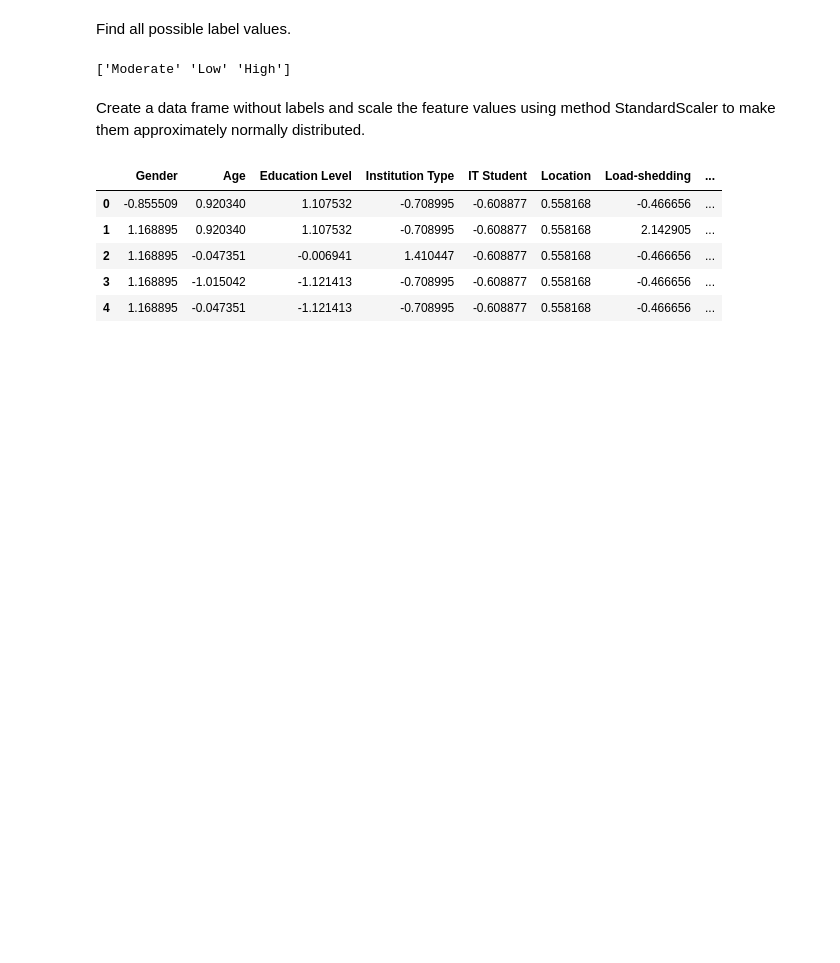
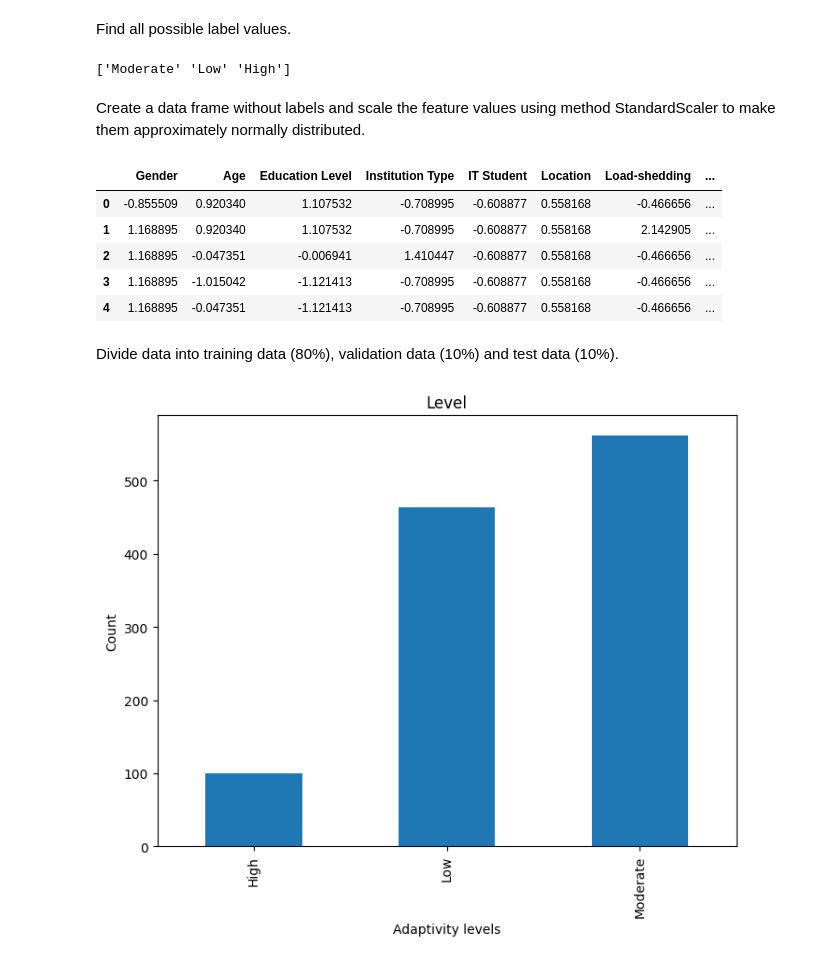
Before and after one commit to oonas21/Online-education-ML-project, a Jupyter notebook: notebook.ipynb, the cells around one changed output. Drawn from its saved outputs; the diff is of its cells as text; code cells hidden in the pictures; blank space fills up the shorter version.

```diff
--- a/notebook.ipynb
+++ b/notebook.ipynb
@@ -169,3 +169,5 @@ scaled_data_frame.head()
 | 2 | 1.168895 | -0.047351 | -0.006941 | 1.410447 | -0.608877 | 0.558168 | -0.466656 | ... |
 | 3 | 1.168895 | -1.015042 | -1.121413 | -0.708995 | -0.608877 | 0.558168 | -0.466656 | ... |
 | 4 | 1.168895 | -0.047351 | -1.121413 | -0.708995 | -0.608877 | 0.558168 | -0.466656 | ... |
+# %% [markdown]
+Divide data into training data (80%), validation data (10%) and test data (10%).
@@ -171,0 +177,10 @@ scaled_data_frame.head()
+# %%
+plt.figure(figsize=(8, 6))
+data['Adaptivity Level'].value_counts(sort=True).sort_values().plot(kind='bar')
+
+plt.xlabel("Adaptivity levels")
+plt.ylabel("Count")
+plt.title("Level")
+plt.show()
+# %% [output]
+[figure, added]
```
Also changed, not shown: parts of 1 cell of this notebook.
